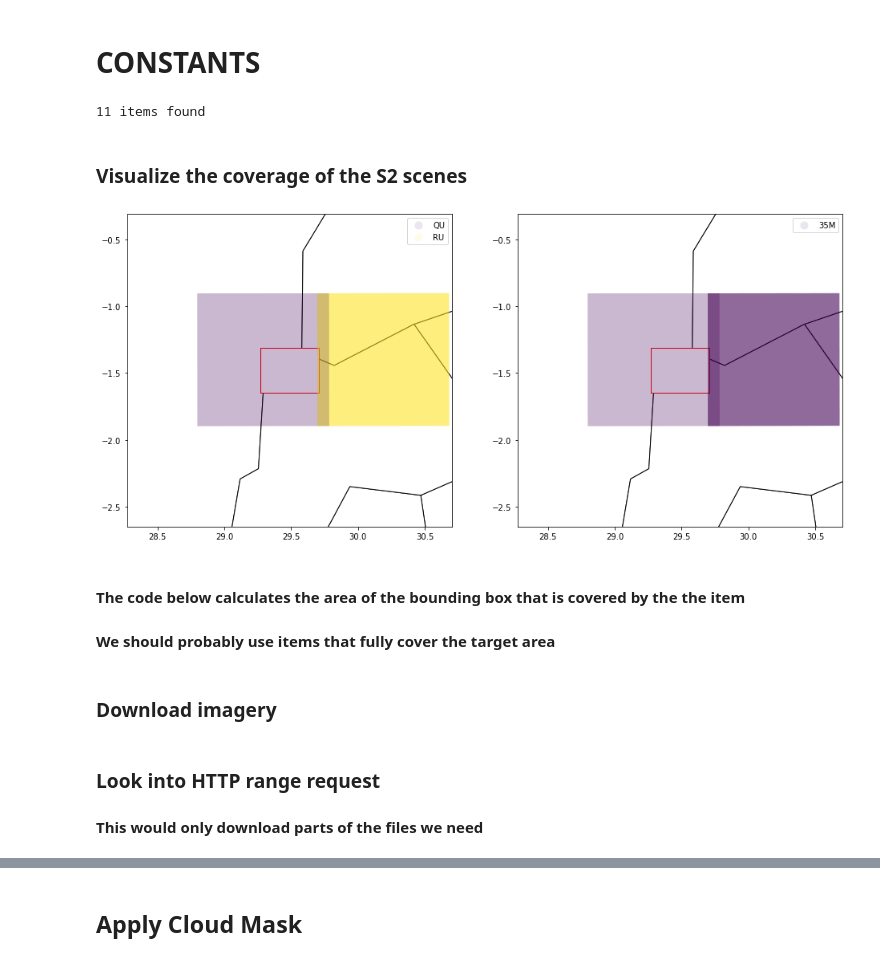
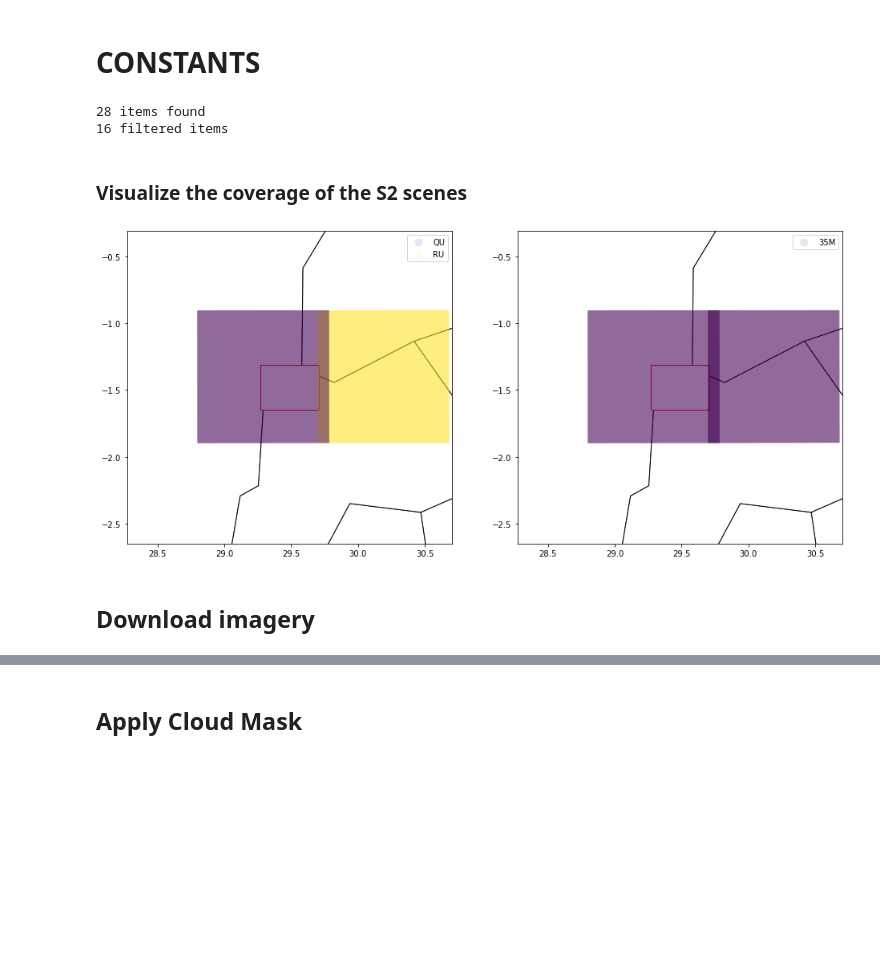
Before and after one commit to caseyslaught/duke-esda-forest-project, a Jupyter notebook: Download.ipynb, the cells around one changed output, grey strips where cells are left out. Cells and saved outputs as stored; diff of their text form; code cells hidden in the pictures; blank space fills up the shorter version.

Commit message:
finished composites for each band

```diff
--- a/Download.ipynb
+++ b/Download.ipynb
@@ -37,7 +34,7 @@ C2237824918-ORNL_CLOUD
 date_format = '%Y-%m-%dT%H:%M:%SZ'
 date_string = start_date.strftime(date_format) + ',' + end_date.strftime(date_format)
 
-bbox_string = ','.join(map(str, bbox)) # lng1,lat1,lng2,lat2
+bbox_string = ','.join(map(str, bbox_ll)) # lng1,lat1,lng2,lat2
 
 granules_list = []
 page_size, page_num = 2000, 1
@@ -150,9 +144,9 @@ for file in h5_files:
 # %%
 # If you want to change the Sentinel imagery dates, do that below
 # I'm not sure which Sentinel images we should use - Casey
-stac_start_date = dt.datetime(2021, 6, 1) # start_date
-stac_end_date = dt.datetime(2022, 12, 1) # end_date
-assert stac_end_date > stac_start_date
+s2_start_date = dt.datetime(2021, 1, 1) # start_date
+s2_end_date = dt.datetime(2022, 12, 12) # end_date
+assert s2_end_date > s2_start_date
 # %% [markdown]
 # CONSTANTS
 # %%
@@ -165,29 +160,44 @@ from pystac import ItemCollection
 from pystac_client import Client
 
 stac_date_format = '%Y-%m-%dT%H:%M:%SZ'
-stac_date_string = stac_start_date.strftime(stac_date_format) + '/' + stac_end_date.strftime(stac_date_format)
+stac_date_string = s2_start_date.strftime(stac_date_format) + '/' + s2_end_date.strftime(stac_date_format)
 
 # Open a catalog
 client = Client.open("https://earth-search.aws.element84.com/v0")
 
 # Get results for a collection in the catalog
 search = client.search(
-    bbox=bbox,
+    bbox=bbox_ll,
     collections=['sentinel-s2-l2a-cogs'],
     datetime=stac_date_string,
+    sortby='-properties.datetime',
     query={
         "eo:cloud_cover":{
-            "lt": "3"
+            "lt": "8"
         },
-    }
+    },
+
 )
 
 print(f"{search.matched()} items found")
 
-collection = ItemCollection(items=search.items())
+# limit number of images per Sentinel zone
+limit = 8
+items, items_count = [], {}
+for item in list(search.items()):
+    square = item.properties['sentinel:grid_square']
+    count = items_count.get(square, 0)
+    if count < limit:
+        items.append(item)
+        items_count[square] = count + 1
+
+print(f'{len(items)} filtered items')
+
+collection = ItemCollection(items=items)
 collection.save_object('./s2_collection.json')
 # %% [output]
-11 items found
+28 items found
+16 filtered items
 # %% [markdown]
 ### Visualize the coverage of the S2 scenes
 # %%
@@ -196,41 +206,37 @@ import matplotlib.pyplot as plt
 import pandas as pd
 from shapely.geometry import box, shape
 
 
-items = list(search.items_as_dicts())
-s2_list = [[i['id'], shape(i['geometry']), i['properties']['sentinel:grid_square'], str(i['properties']['sentinel:utm_zone']) + i['properties']['sentinel:latitude_band']] for i in items]
-s2_list.append(['bounds', box(*bbox), ''])
+#items = list(search.items_as_dicts())
+s2_list = [[i.id, shape(i.geometry), i.properties['sentinel:grid_square'], str(i.properties['sentinel:utm_zone']) + i.properties['sentinel:latitude_band']] for i in items]
+s2_list.append(['bounds', box(*bbox_ll), ''])
 s2_df = pd.DataFrame(s2_list, columns=["id", "polygon", "grid_square", "utm_zone"])
 
 s2_gdf = gpd.GeoDataFrame(s2_df, geometry=s2_df.polygon)
 
 fig, (ax1, ax2) = plt.subplots(1, 2, figsize=(16, 12))
 world = gpd.read_file(gpd.datasets.get_path('naturalearth_lowres'))
 
 # tiles colored by grid_square ID
 base1 = world.plot(ax=ax1, color='white', edgecolor='black', figsize=(10, 10)) # AxesSubplot
 s2_gdf[-1:].plot(ax=base1, color='white', edgecolor='red', alpha=1.0)
 s2_gdf[:-1].plot(ax=base1, column='grid_square', cmap = "viridis", alpha=0.1, legend=True)
 
 # tiles colored date
 base2 = world.plot(ax=ax2, color='white', edgecolor='black', figsize=(10, 10))
 s2_gdf[-1:].plot(ax=base2, color='white', edgecolor='red', alpha=1.0)
 s2_gdf[:-1].plot(ax=base2, column='utm_zone', cmap = "viridis", alpha=0.1, legend=True)
 
-
 minx, miny, maxx, maxy = s2_gdf[-1:].geometry.total_bounds
 ax1.set_xlim(minx-1, maxx+1)
 ax1.set_ylim(miny-1, maxy+1)
 
 ax2.set_xlim(minx-1, maxx+1)
 ax2.set_ylim(miny-1, maxy+1)
 
 plt.show()
 # %% [output]
-[figure, old version]
+[figure, new version]
-# %% [markdown]
-#### The code below calculates the area of the bounding box that is covered by the the item
-#### We should probably use items that fully cover the target area
 # %%
 from functools import partial
 import pyproj
@@ -262,7 +268,4 @@ def get_bbox_coverage(item, bbox):
 
     return intersection_pct
 # %% [markdown]
-### Download imagery
+## Download imagery
-# %% [markdown]
-### Look into HTTP range request
-#### This would only download parts of the files we need
```
Also changed, not shown: parts of 25 cells of this notebook, 6 other files.
